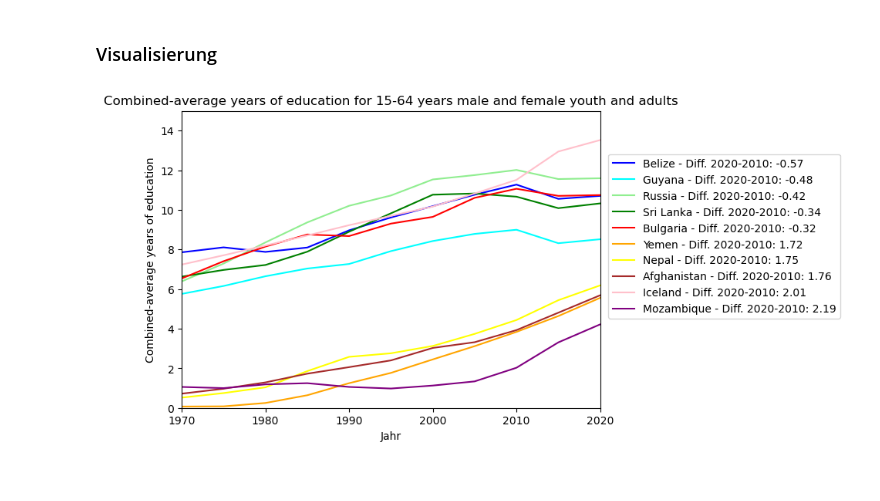
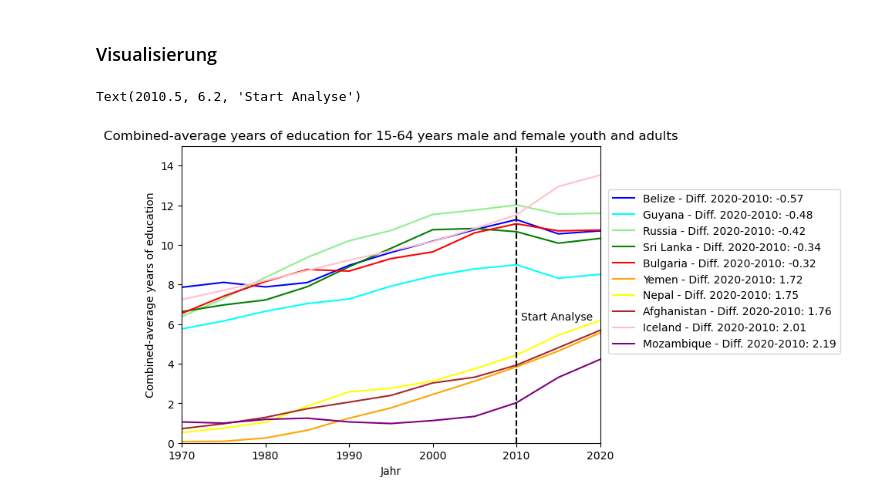
Before and after one commit to GaiaCapoferri/Python-Leistungsnachweis-GDK, a Jupyter notebook: Python Leistungsnachweis.ipynb, the cells around one changed output. Cells and saved outputs as stored; diff of their text form; code cells hidden in the pictures.

Commit message:
Visualisierung "Start Analyse" Linie

```diff
--- a/Python Leistungsnachweis.ipynb
+++ b/Python Leistungsnachweis.ipynb
@@ -215,24 +215,28 @@ print(Entity_liste)
 # %%
 color_dict = {
     'Belize': 'blue',
     'Guyana': 'cyan',
     'Russia': 'lightgreen',
     'Sri Lanka': 'green',
     'Bulgaria': 'red',
     'Yemen': 'orange',
     'Nepal': 'yellow',
     'Afghanistan': 'brown',
     'Iceland': 'pink',
     'Mozambique': 'purple'
 }
 
 for Entity in Entity_liste:
     diff = diffs[Entity]
     g = df_pivot.loc[Entity].plot(title='Combined-average years of education for 15-64 years male and female youth and adults', xlabel='Jahr', ylabel=f'Combined-average years of education', legend=True,
                                   label=f'{Entity} - Diff. 2020-2010: {diff:.2f}',
                                   xlim=[1970,2020], ylim=[0,15],
                                   color=color_dict[Entity],
                                   figsize=(7,5))
     g.legend(loc=[1.02,0.3])
+
+g.axvline(x=2010, color='black', linestyle='--')
+g.text(2010.5, 6.2, 'Start Analyse')
 # %% [output]
+Text(2010.5, 6.2, 'Start Analyse')
-[figure, old version]
+[figure, new version]
```
